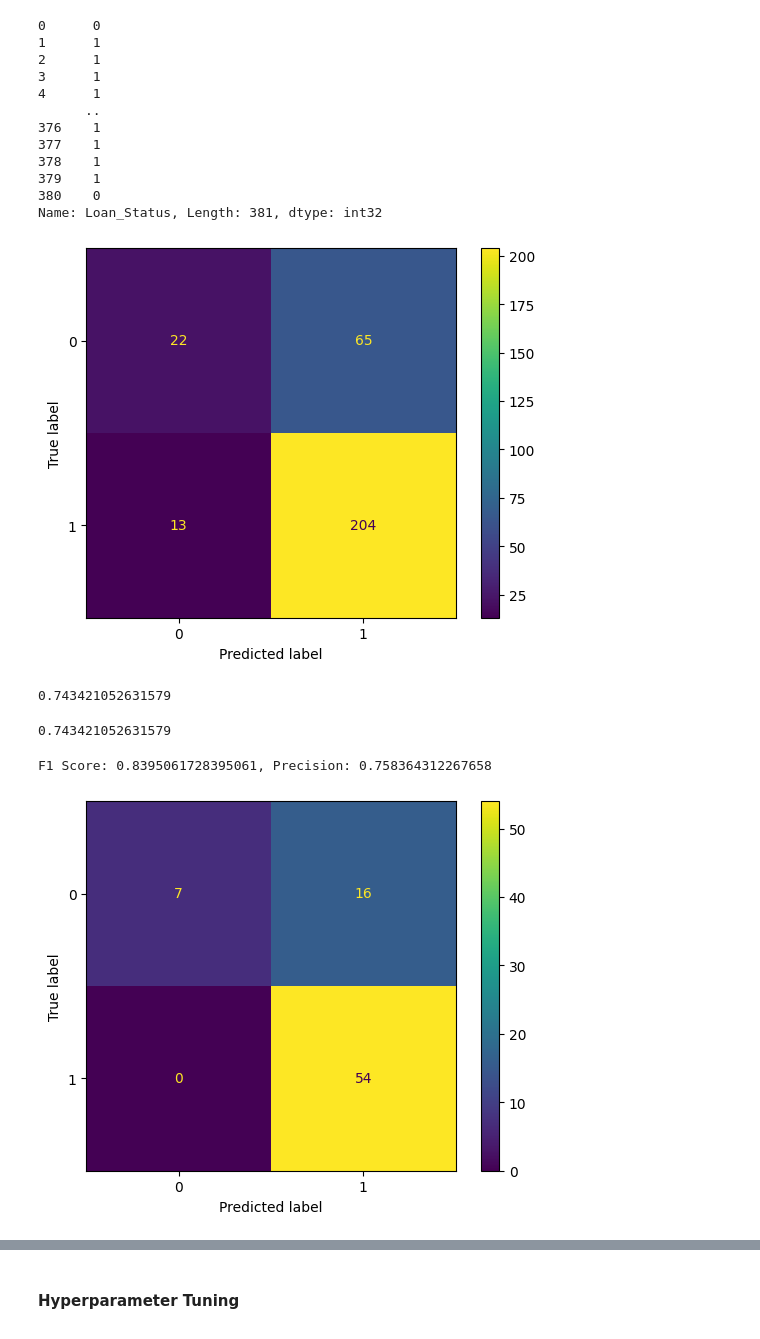
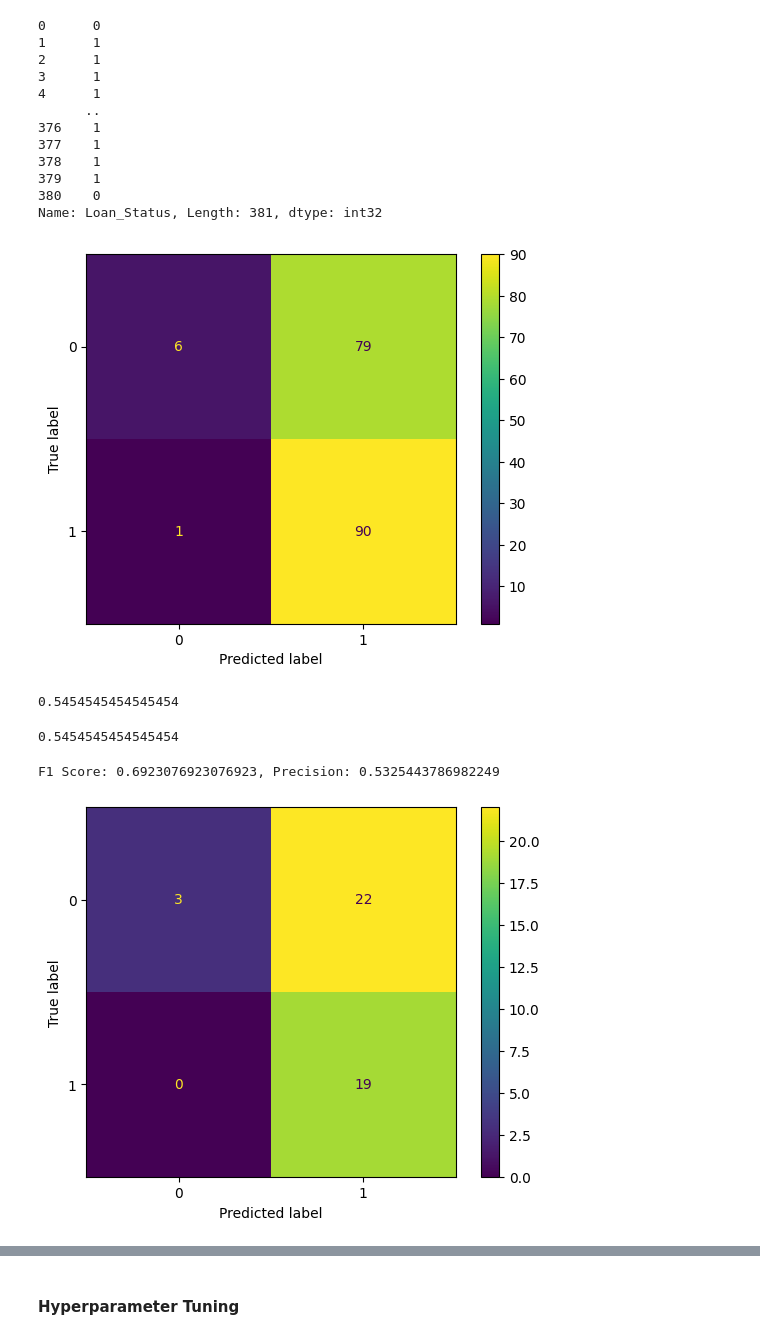
Before and after one commit to Cindy-Amaral/LoanApproval, a Jupyter notebook: eda.ipynb, the cells around one changed output, grey strips where cells are left out. Drawn from its saved outputs; the diff is of its cells as text; code cells hidden in the pictures.

Commit message:
attempt at undersampling for imbalanced data

```diff
--- a/eda.ipynb
+++ b/eda.ipynb
@@ -247,35 +247,46 @@ y
 380    0
 Name: Loan_Status, Length: 381, dtype: int32
 # %%
+#selecting an even subset of approved and not approved test set (undersampling)
+df2 = pd.concat([X,y], axis=1)
+label1, label2 = df2['Loan_Status'].value_counts()
+l1 = df2[df2['Loan_Status']==1]
+l2 = df2[df2['Loan_Status']==0]
+df_l1 = l1.sample(label2)
+undersampled_df = pd.concat([l2, df_l1], axis=0)
+Xu = undersampled_df.drop(columns=['Loan_Status'])
+yu = undersampled_df['Loan_Status']
+
+
 #train test split
-X_train, X_test, y_train, y_test = train_test_split(X, y, test_size=0.2)
+X_train, X_test, y_train, y_test = train_test_split(Xu, yu, test_size=0.2)
 
 #model
 nb = GaussianNB()
 nb.fit(X_train, y_train)
 y_pred = nb.predict(X_train)
 
 cm = confusion_matrix(y_train, y_pred)
 disp = ConfusionMatrixDisplay(confusion_matrix=cm, display_labels=nb.classes_)
 disp.plot()
 plt.show()
 # %% [output]
-[figure, old version]
+[figure, new version]
 # %%
 np.mean(y_pred == y_train)
 # %% [output]
-0.743421052631579
+0.5454545454545454
 # %%
 accuracy = accuracy_score(y_train, y_pred)
 print(accuracy)
 # %% [output]
-0.743421052631579
+0.5454545454545454
 # %%
 fscore = f1_score(y_train, y_pred)
 precision = precision_score(y_train, y_pred)
 print(f'F1 Score: {fscore}, Precision: {precision}')
 # %% [output]
-F1 Score: 0.8395061728395061, Precision: 0.758364312267658
+F1 Score: 0.6923076923076923, Precision: 0.5325443786982249
 # %%
 y_pred_test = nb.predict(X_test)
 
@@ -284,7 +295,7 @@ disp = ConfusionMatrixDisplay(confusion_matrix=cm_test, display_labels=nb.classe
 disp.plot()
 plt.show()
 # %% [output]
-[figure, old version]
+[figure, new version]
 # %%
 fscore_test = f1_score(y_test, y_pred_test)
 precision_test = precision_score(y_test, y_pred_test)
```
Also changed, not shown: parts of 2 cells of this notebook.
